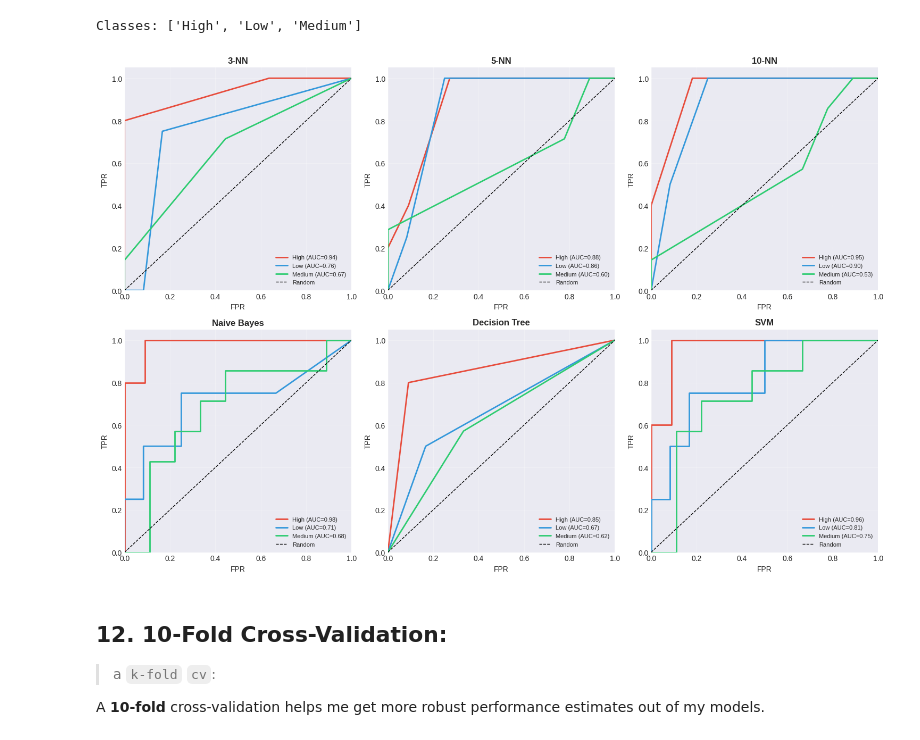
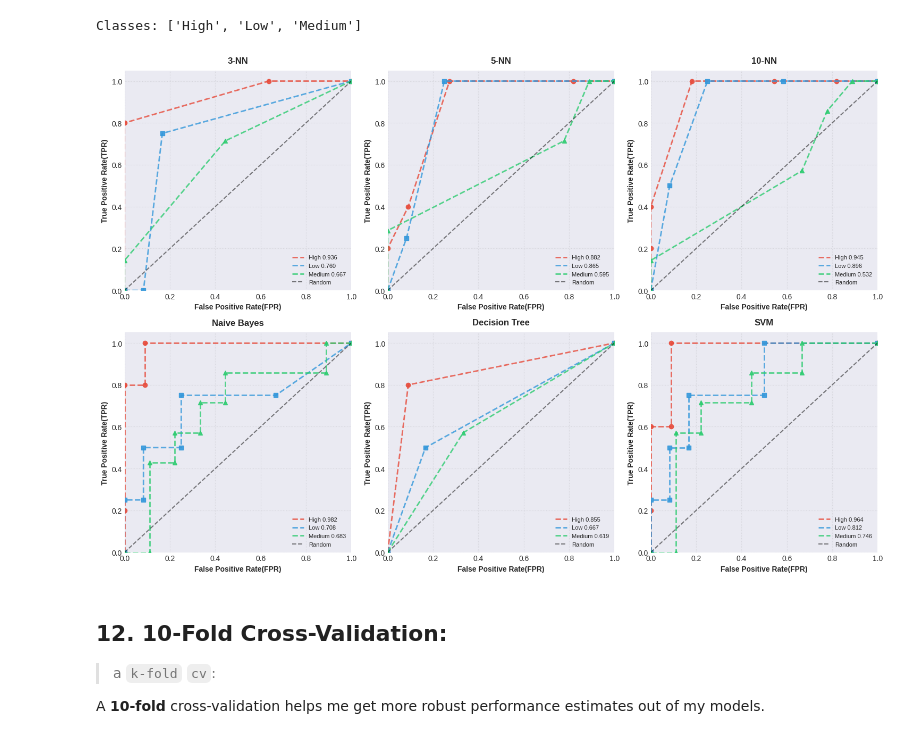
Before and after one commit to janymuong/Computer-Science, a Jupyter notebook: ICS2405-Knowledge-Based-Systems/EVAL2-Classification/Traffic-Accidents-Classification-Models.ipynb, the cells around one changed output. Saved outputs shown, nothing was run; the diff lists cells and outputs as text; code cells hidden in the pictures.

```diff
--- a/ICS2405-Knowledge-Based-Systems/EVAL2-Classification/Traffic-Accidents-Classification-Models.ipynb
+++ b/ICS2405-Knowledge-Based-Systems/EVAL2-Classification/Traffic-Accidents-Classification-Models.ipynb
@@ -713,40 +723,50 @@ print(f"Classes: {classes}")
 # %% [output]
 Classes: ['High', 'Low', 'Medium']
 # %%
-# ROC curves for each model;
+# ROC curves for each model
 fig, axes = plt.subplots(2, 3, figsize=(15, 10))
 axes = axes.flatten()
 
+
 colors_roc = ['#e74c3c', '#3498db', '#2ecc71']
+markers = ['o', 's', '^']  # circle, square, triangle
+
 
 for idx, (model_name, result) in enumerate(results.items()):
     ax = axes[idx]
     y_probs = result['probabilities']
 
-    # plot ROC curve for each class vs rest
-    for i, (class_name, color) in enumerate(zip(classes, colors_roc)):
+    # plot ROC curve for each class vs rest with dashed lines and markers
+    for i, (class_name, color, marker) in enumerate(zip(classes, colors_roc, markers)):
         fpr, tpr, _ = roc_curve(y_test_bin[:, i], y_probs[:, i])
         roc_auc = auc(fpr, tpr)
 
-        ax.plot(fpr, tpr, color=color, lw=2,
-                label=f'{class_name} (AUC={roc_auc:.2f})')
+        # sample points for better visualization
+        step = max(1, len(fpr) // 10)
+        ax.plot(fpr, tpr, color=color, linestyle='--', linewidth=2, alpha=0.8,
+                label=f'{class_name} {roc_auc:.3f}')
+        ax.plot(fpr[::step], tpr[::step], marker=marker, color=color, markersize=6, linestyle='', alpha=0.9)
 
     # plot diagonal (random classifier)
-    ax.plot([0, 1], [0, 1], 'k--', lw=1, label='Random')
+    ax.plot([0, 1], [0, 1], 'k--', lw=1.5, alpha=0.5, label='Random')
 
     # customize plot
     ax.set_xlim([0.0, 1.0])
     ax.set_ylim([0.0, 1.05])
-    ax.set_xlabel('FPR', fontsize=10)
-    ax.set_ylabel('TPR', fontsize=10)
-    ax.set_title(f'{model_name}', fontsize=12, fontweight='bold')
-    ax.legend(loc='lower right', fontsize=8)
-    ax.grid(alpha=0.3)
+    ax.set_xlabel('False Positive Rate(FPR)', fontsize=10, fontweight='bold')
+    ax.set_ylabel('True Positive Rate(TPR)', fontsize=10, fontweight='bold')
+    ax.set_title(f'{model_name}', fontsize=12, fontweight='bold', pad=10)
+
+    ax.legend(loc='lower right', fontsize=8, framealpha=0.95)
+    ax.grid(alpha=0.2, linestyle=':', color='gray')
+    ax.spines['top'].set_visible(False)
+    ax.spines['right'].set_visible(False)
+
 
 plt.tight_layout()
 plt.show()
 # %% [output]
-[figure, old version]
+[figure, new version]
 # %% [markdown]
 ## 12. 10-Fold Cross-Validation:
 > a `k-fold` `cv`:
```
Also changed, not shown: parts of 9 cells of this notebook.
